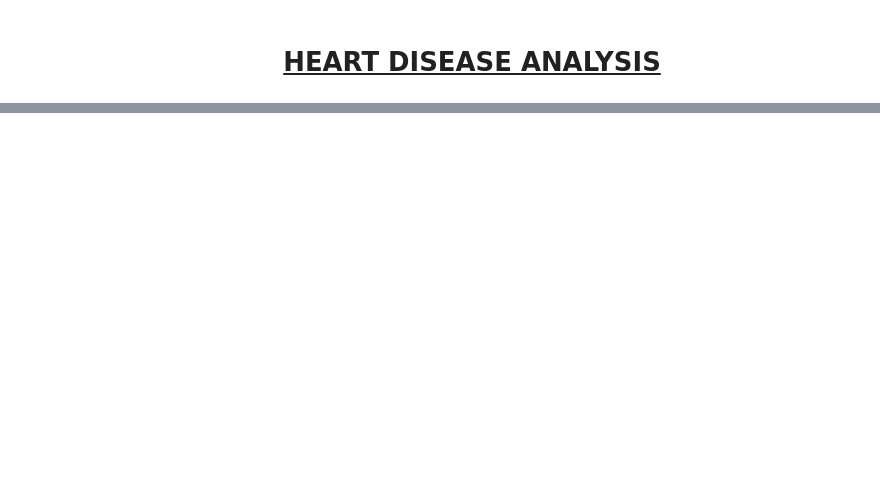
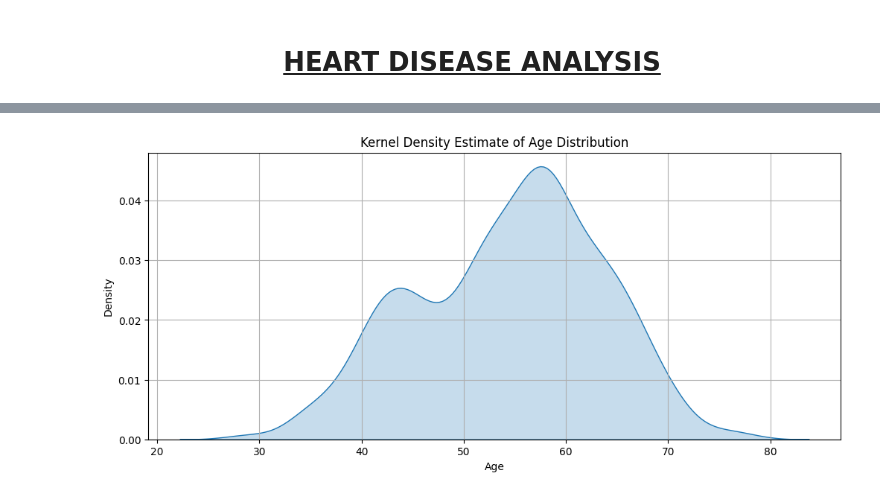
Before and after one commit to Felo10coder/Heart-Disease-Analysis, a Jupyter notebook: heartdiseasenotebook.ipynb, the cells around one changed output, grey strips where cells are left out. Saved outputs shown, nothing was run; the diff lists cells and outputs as text; code cells hidden in the pictures; blank space fills up the shorter version.

```diff
--- a/heartdiseasenotebook.ipynb
+++ b/heartdiseasenotebook.ipynb
@@ -30,0 +200,11 @@ Heart disease remains one of the leading causes of death worldwide, placing a si
+# %%
+### plot for age distribution
+plt.figure(figsize=(12, 5))
+sns.kdeplot(df['age'], fill=True)
+plt.title('Kernel Density Estimate of Age Distribution')
+plt.xlabel('Age')
+plt.ylabel('Density')
+plt.grid()
+plt.show()
+# %% [output]
+[figure, added]
```
Also changed, not shown: parts of 19 cells of this notebook.
